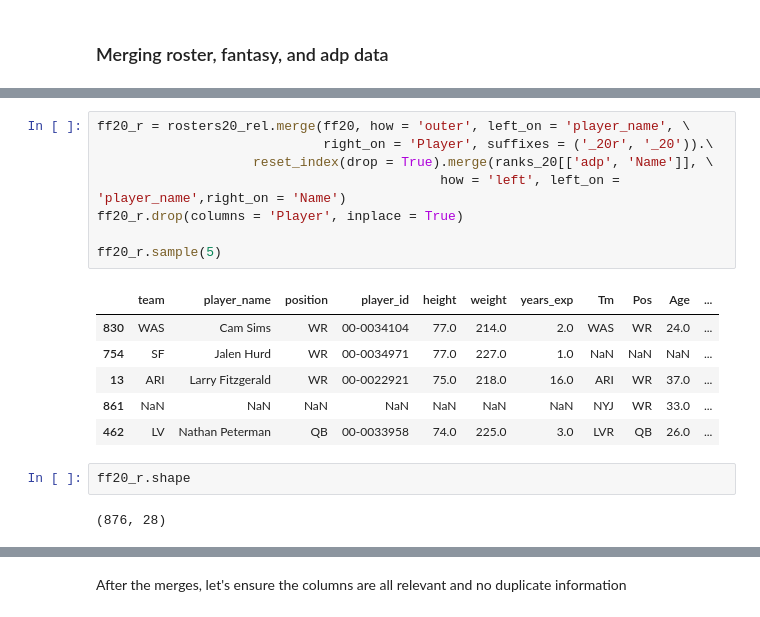
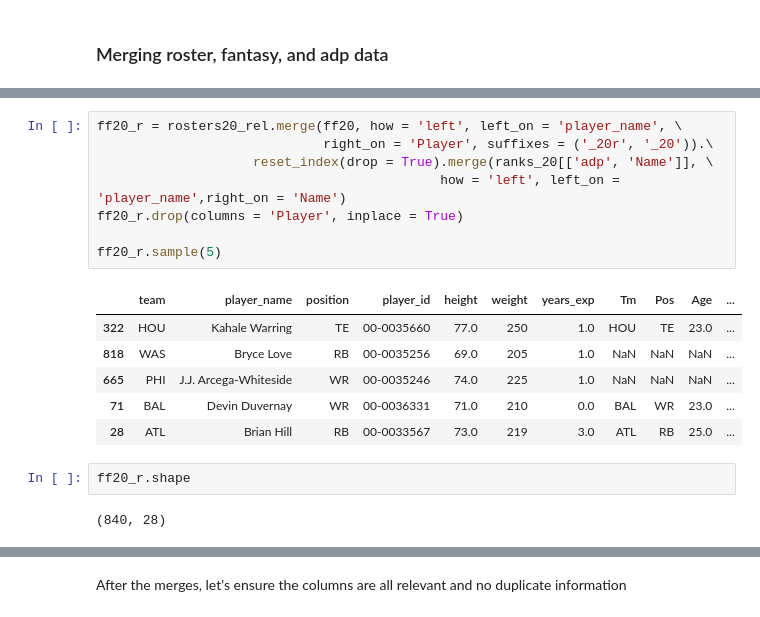
Before and after one commit to stephenkuc/Predicting_Fantasy_Football_Scores, a Jupyter notebook: 1. Fantasy Football - Data Gathering, Cleaning and Joining.ipynb, the cells around one changed output, grey strips where cells are left out. Saved outputs shown, nothing was run; the diff lists cells and outputs as text.

```diff
--- a/1. Fantasy Football - Data Gathering, Cleaning and Joining.ipynb
+++ b/1. Fantasy Football - Data Gathering, Cleaning and Joining.ipynb
@@ -904,22 +967,22 @@ print(ff19_rs.shape, ff19_r.shape)
 # %%
-ff20_r = rosters20_rel.merge(ff20, how = 'outer', left_on = 'player_name', \
+ff20_r = rosters20_rel.merge(ff20, how = 'left', left_on = 'player_name', \
                              right_on = 'Player', suffixes = ('_20r', '_20')).\
                     reset_index(drop = True).merge(ranks_20[['adp', 'Name']], \
                                             how = 'left', left_on = 'player_name',right_on = 'Name')
 ff20_r.drop(columns = 'Player', inplace = True)
 
 ff20_r.sample(5)
 # %% [output]
 |  | team | player_name | position | player_id | height | weight | years_exp | Tm | Pos | Age | ... |
-| 830 | WAS | Cam Sims | WR | 00-0034104 | 77.0 | 214.0 | 2.0 | WAS | WR | 24.0 | ... |
-| 754 | SF | Jalen Hurd | WR | 00-0034971 | 77.0 | 227.0 | 1.0 | NaN | NaN | NaN | ... |
-| 13 | ARI | Larry Fitzgerald | WR | 00-0022921 | 75.0 | 218.0 | 16.0 | ARI | WR | 37.0 | ... |
-| 861 | NaN | NaN | NaN | NaN | NaN | NaN | NaN | NYJ | WR | 33.0 | ... |
-| 462 | LV | Nathan Peterman | QB | 00-0033958 | 74.0 | 225.0 | 3.0 | LVR | QB | 26.0 | ... |
+| 322 | HOU | Kahale Warring | TE | 00-0035660 | 77.0 | 250 | 1.0 | HOU | TE | 23.0 | ... |
+| 818 | WAS | Bryce Love | RB | 00-0035256 | 69.0 | 205 | 1.0 | NaN | NaN | NaN | ... |
+| 665 | PHI | J.J. Arcega-Whiteside | WR | 00-0035246 | 74.0 | 225 | 1.0 | NaN | NaN | NaN | ... |
+| 71 | BAL | Devin Duvernay | WR | 00-0036331 | 71.0 | 210 | 0.0 | BAL | WR | 23.0 | ... |
+| 28 | ATL | Brian Hill | RB | 00-0033567 | 73.0 | 219 | 3.0 | ATL | RB | 25.0 | ... |
 # %%
 ff20_r.shape
 # %% [output]
-(876, 28)
+(840, 28)
 # %%
 # merging with rosters and adp ranks
 
```
Also changed, not shown: parts of 94 cells of this notebook, 3 other files.
